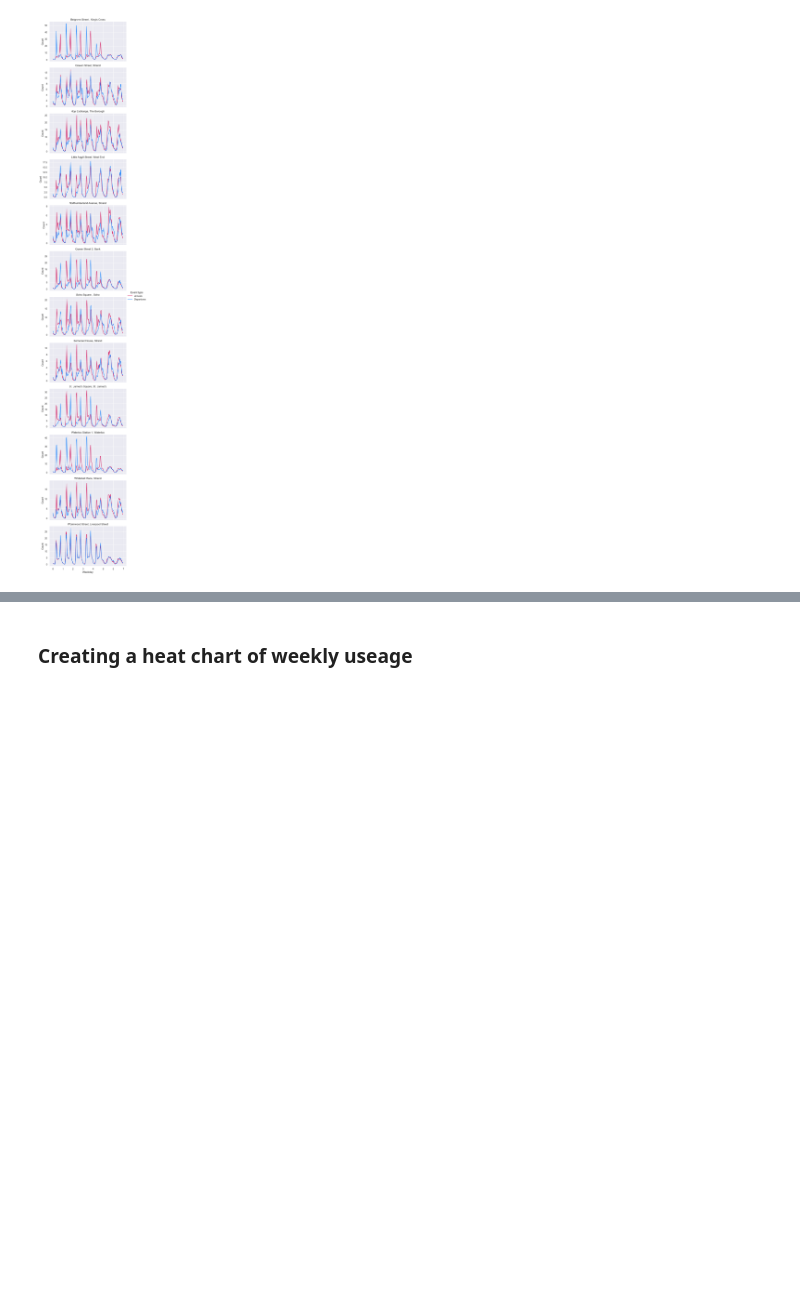
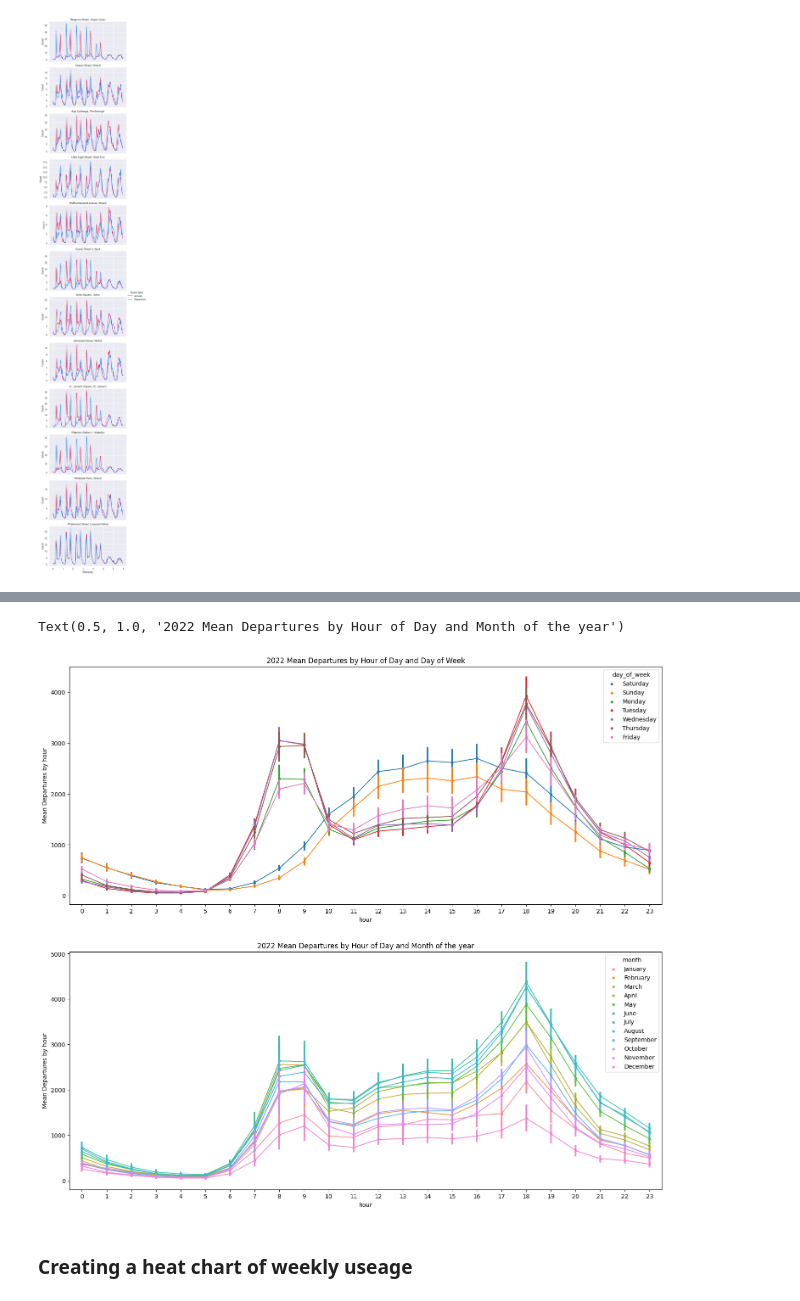
Before and after one commit to elrhmo/TfL_Bike_Analysis, a Jupyter notebook: analysis.ipynb, the cells around one changed output, grey strips where cells are left out. Cells and saved outputs as stored; diff of their text form; code cells hidden in the pictures; blank space fills up the shorter version.

```diff
--- a/analysis.ipynb
+++ b/analysis.ipynb
@@ -544,3 +672,16 @@ week_averages_plot([events_2022], example_stations3)
+# %%
+fig,(ax1, ax2)= plt.subplots(nrows=2)
+fig.set_size_inches(18, 16)
+sns.pointplot(data=sum_2022, x='hour', y='sum_departures', hue='day_of_week', ax=ax1, scale=0.5)
+ax1.set_ylabel('Mean Departures by hour')
+ax1.set_title('2022 Mean Departures by Hour of Day and Day of Week')
+
+sns.pointplot(data=sum_2022, x='hour', y='sum_departures', hue='month', ax=ax2, scale=0.5);
+ax2.set_ylabel('Mean Departures by hour')
+ax2.set_title('2022 Mean Departures by Hour of Day and Month of the year')
+# %% [output]
+Text(0.5, 1.0, '2022 Mean Departures by Hour of Day and Month of the year')
+[figure, added]
 # %% [markdown]
 ### Creating a heat chart of weekly useage
 # %%
```
Also changed, not shown: parts of 19 cells of this notebook.
